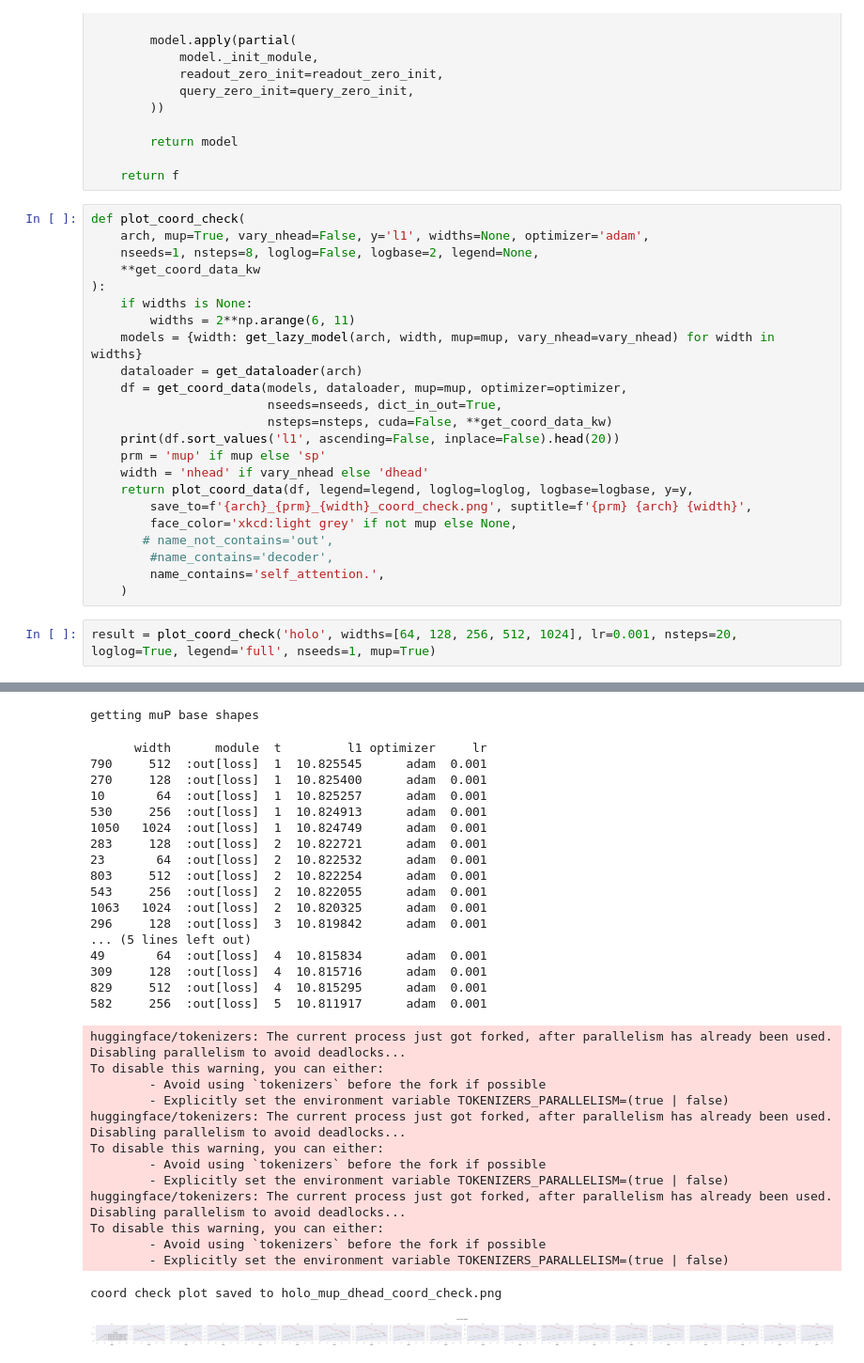
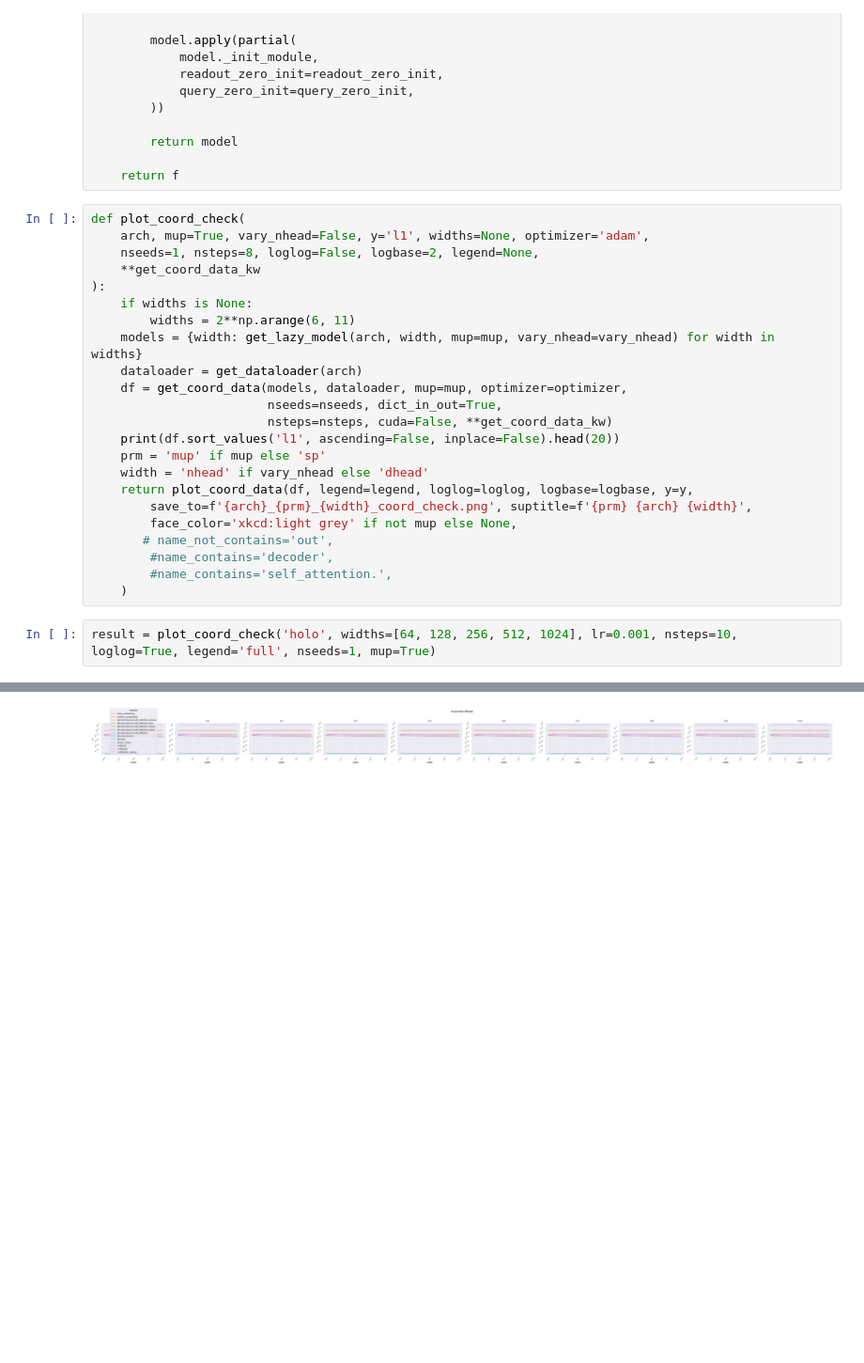
Before and after one commit to awentzonline/babylm2024, a Jupyter notebook: notebooks/mup_coord_check.ipynb, the cells around one changed output, grey strips where cells are left out. Shown at 94% size. Cells and saved outputs as stored; diff of their text form; blank space fills up the shorter version.

Commit message:
update coord check (use the mutransformer fork instead)

```diff
--- a/notebooks/mup_coord_check.ipynb
+++ b/notebooks/mup_coord_check.ipynb
@@ -73,8 +73,8 @@ def plot_coord_check(
         face_color='xkcd:light grey' if not mup else None,
        # name_not_contains='out',
         #name_contains='decoder',
-        name_contains='self_attention.',
+        #name_contains='self_attention.',
     )
 # %%
-result = plot_coord_check('holo', widths=[64, 128, 256, 512, 1024], lr=0.001, nsteps=20, loglog=True, legend='full', nseeds=1, mup=True)
+result = plot_coord_check('holo', widths=[64, 128, 256, 512, 1024], lr=0.001, nsteps=10, loglog=True, legend='full', nseeds=1, mup=True)
 # %% [output]
@@ -85,32 +98 @@ To disable this warning, you can either:
-getting muP base shapes
-      width      module  t         l1 optimizer     lr
-790     512  :out[loss]  1  10.825545      adam  0.001
-270     128  :out[loss]  1  10.825400      adam  0.001
-10       64  :out[loss]  1  10.825257      adam  0.001
-530     256  :out[loss]  1  10.824913      adam  0.001
-1050   1024  :out[loss]  1  10.824749      adam  0.001
-283     128  :out[loss]  2  10.822721      adam  0.001
-23       64  :out[loss]  2  10.822532      adam  0.001
-803     512  :out[loss]  2  10.822254      adam  0.001
-543     256  :out[loss]  2  10.822055      adam  0.001
-1063   1024  :out[loss]  2  10.820325      adam  0.001
-296     128  :out[loss]  3  10.819842      adam  0.001
-... (5 lines left out)
-49       64  :out[loss]  4  10.815834      adam  0.001
-309     128  :out[loss]  4  10.815716      adam  0.001
-829     512  :out[loss]  4  10.815295      adam  0.001
-582     256  :out[loss]  5  10.811917      adam  0.001
-huggingface/tokenizers: The current process just got forked, after parallelism has already been used. Disabling parallelism to avoid deadlocks...
-To disable this warning, you can either:
-        - Avoid using `tokenizers` before the fork if possible
-        - Explicitly set the environment variable TOKENIZERS_PARALLELISM=(true | false)
-huggingface/tokenizers: The current process just got forked, after parallelism has already been used. Disabling parallelism to avoid deadlocks...
-To disable this warning, you can either:
-        - Avoid using `tokenizers` before the fork if possible
-        - Explicitly set the environment variable TOKENIZERS_PARALLELISM=(true | false)
-huggingface/tokenizers: The current process just got forked, after parallelism has already been used. Disabling parallelism to avoid deadlocks...
-To disable this warning, you can either:
-        - Avoid using `tokenizers` before the fork if possible
-        - Explicitly set the environment variable TOKENIZERS_PARALLELISM=(true | false)
-coord check plot saved to holo_mup_dhead_coord_check.png
-[figure, old version]
+[figure, new version]
```
Also changed, not shown: parts of 1 cell of this notebook.
